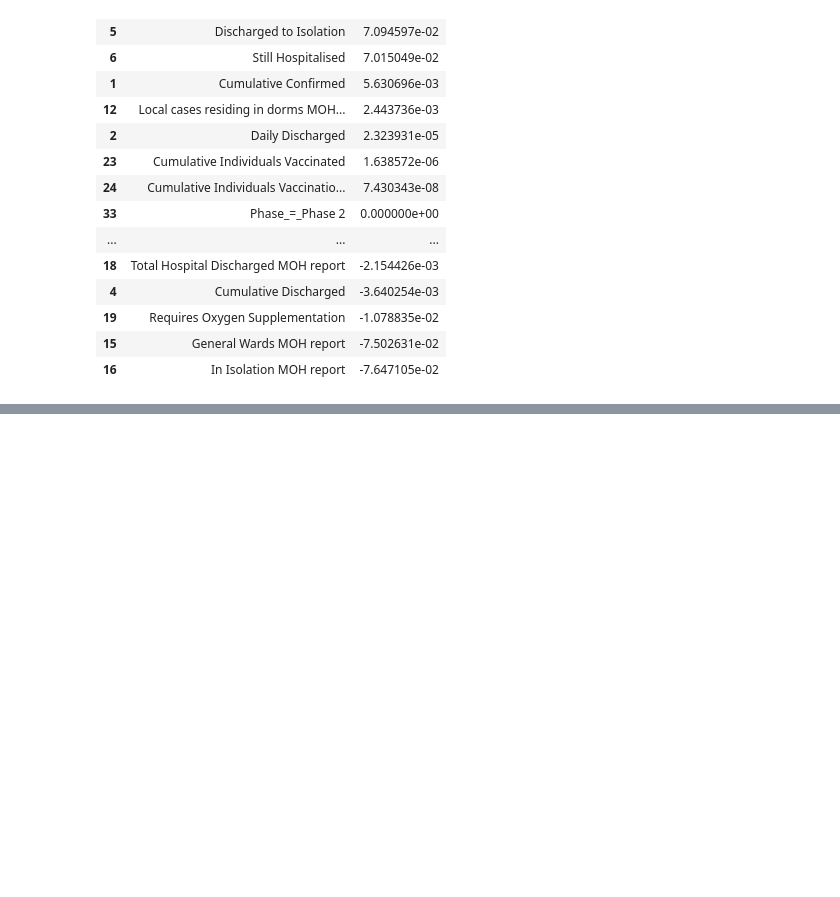
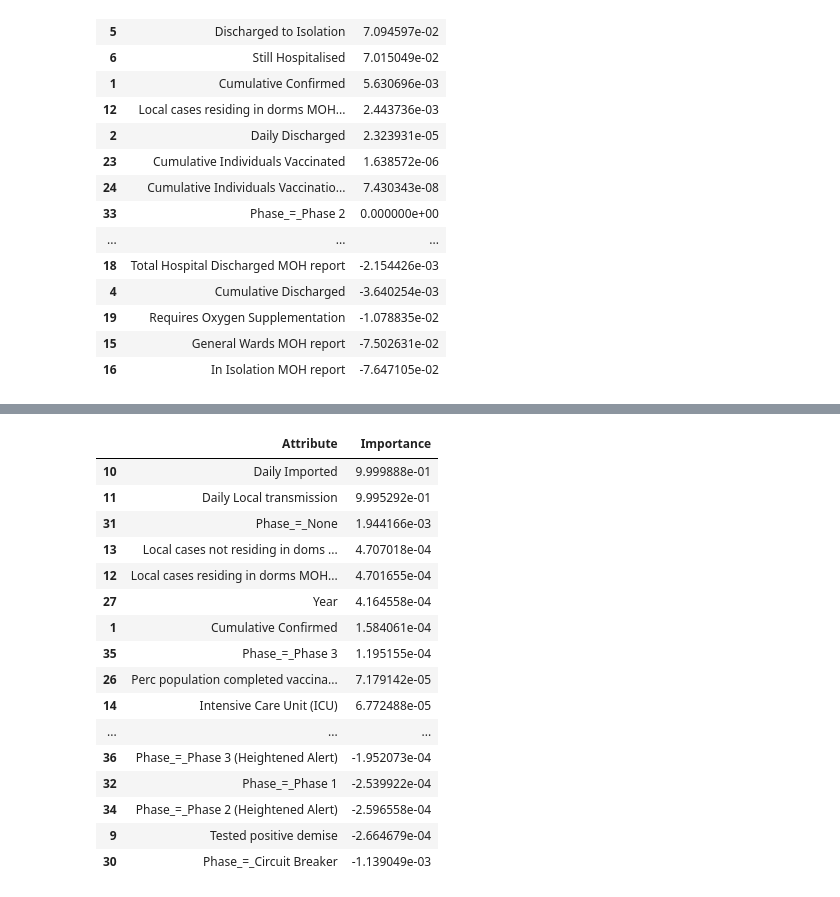
Before and after one commit to dvh549/Data_Mining, a Jupyter notebook: NumberOfCases.ipynb, the cells around one changed output, grey strips where cells are left out. Saved outputs shown, nothing was run; the diff lists cells and outputs as text; code cells hidden in the pictures; blank space fills up the shorter version.

Commit message:
update on number of cases

```diff
--- a/NumberOfCases.ipynb
+++ b/NumberOfCases.ipynb
@@ -349,0 +416,28 @@ lasso_importance
+# %%
+# find out feature importance
+
+ridge_importance = pd.DataFrame(data={
+    'Attribute': X_train.columns,
+    'Importance': ridge.coef_
+})
+
+ridge_importance = ridge_importance.sort_values(by='Importance', ascending=False)
+ridge_importance
+# %% [output]
+|  | Attribute | Importance |
+| 10 | Daily Imported | 9.999888e-01 |
+| 11 | Daily Local transmission | 9.995292e-01 |
+| 31 | Phase_=_None | 1.944166e-03 |
+| 13 | Local cases not residing in doms ... | 4.707018e-04 |
+| 12 | Local cases residing in dorms MOH... | 4.701655e-04 |
+| 27 | Year | 4.164558e-04 |
+| 1 | Cumulative Confirmed | 1.584061e-04 |
+| 35 | Phase_=_Phase 3 | 1.195155e-04 |
+| 26 | Perc population completed vaccina... | 7.179142e-05 |
+| 14 | Intensive Care Unit (ICU) | 6.772488e-05 |
+| ... | ... | ... |
+| 36 | Phase_=_Phase 3 (Heightened Alert) | -1.952073e-04 |
+| 32 | Phase_=_Phase 1 | -2.539922e-04 |
+| 34 | Phase_=_Phase 2 (Heightened Alert) | -2.596558e-04 |
+| 9 | Tested positive demise | -2.664679e-04 |
+| 30 | Phase_=_Circuit Breaker | -1.139049e-03 |
```
Also changed, not shown: parts of 17 cells of this notebook.
